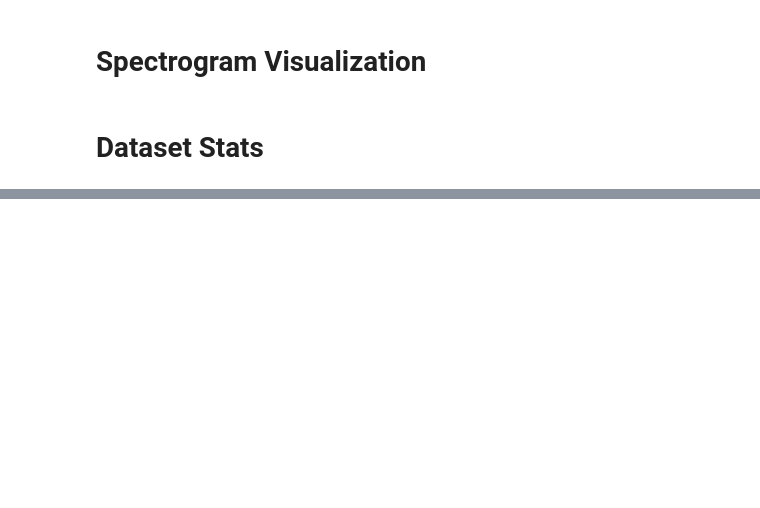
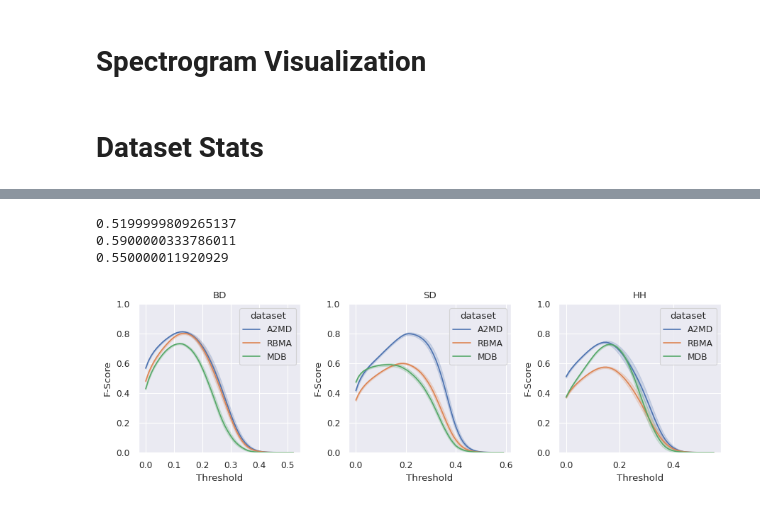
Before and after one commit to MarcelLieb/Automatic-Drum-Transcription, a Jupyter notebook: text_viz.ipynb, the cells around one changed output, grey strips where cells are left out. Saved outputs shown, nothing was run; the diff lists cells and outputs as text; code cells hidden in the pictures; blank space fills up the shorter version.

```diff
--- a/text_viz.ipynb
+++ b/text_viz.ipynb
@@ -233,0 +493,30 @@ plt.show()
+# %%
+def f_thresh_plot(data, cls, ax=None):
+    if ax is None:
+        fig, ax = plt.subplots()
+    data = data.filter(pl.col("class") == cls)
+    max_threshold = data.filter(pl.col("f-score") > 0).select("threshold").max().to_numpy()[0, 0]
+    data = data.filter(pl.col("threshold") <= max_threshold)
+    sns.lineplot(x="threshold", y="f-score", hue="dataset", data=data, ax=ax, errorbar=("se", 2))
+    ax.set_xlabel("Threshold")
+    ax.set_ylabel("F-Score")
+    ax.set_ylim(0, 1)
+    ax.set_title(cls)
+    return ax
+
+
+classes = ["BD", "SD", "HH"]
+
+fig, axes = plt.subplots(nrows=1, ncols=3)
+for ax, cls in zip(axes, classes):
+    f_thresh_plot(prft, cls, ax=ax)
+
+# fig.suptitle("F-Score vs. Threshold")
+fig.set_size_inches(6 * 1.5, 2 * 1.5)
+fig.tight_layout()
+plt.savefig(f"processed/{experiment_name}/threshold_curves.svg")
+# %% [output]
+0.5199999809265137
+0.5900000333786011
+0.550000011920929
+[figure, added]
```
Also changed, not shown: parts of 44 cells of this notebook.
